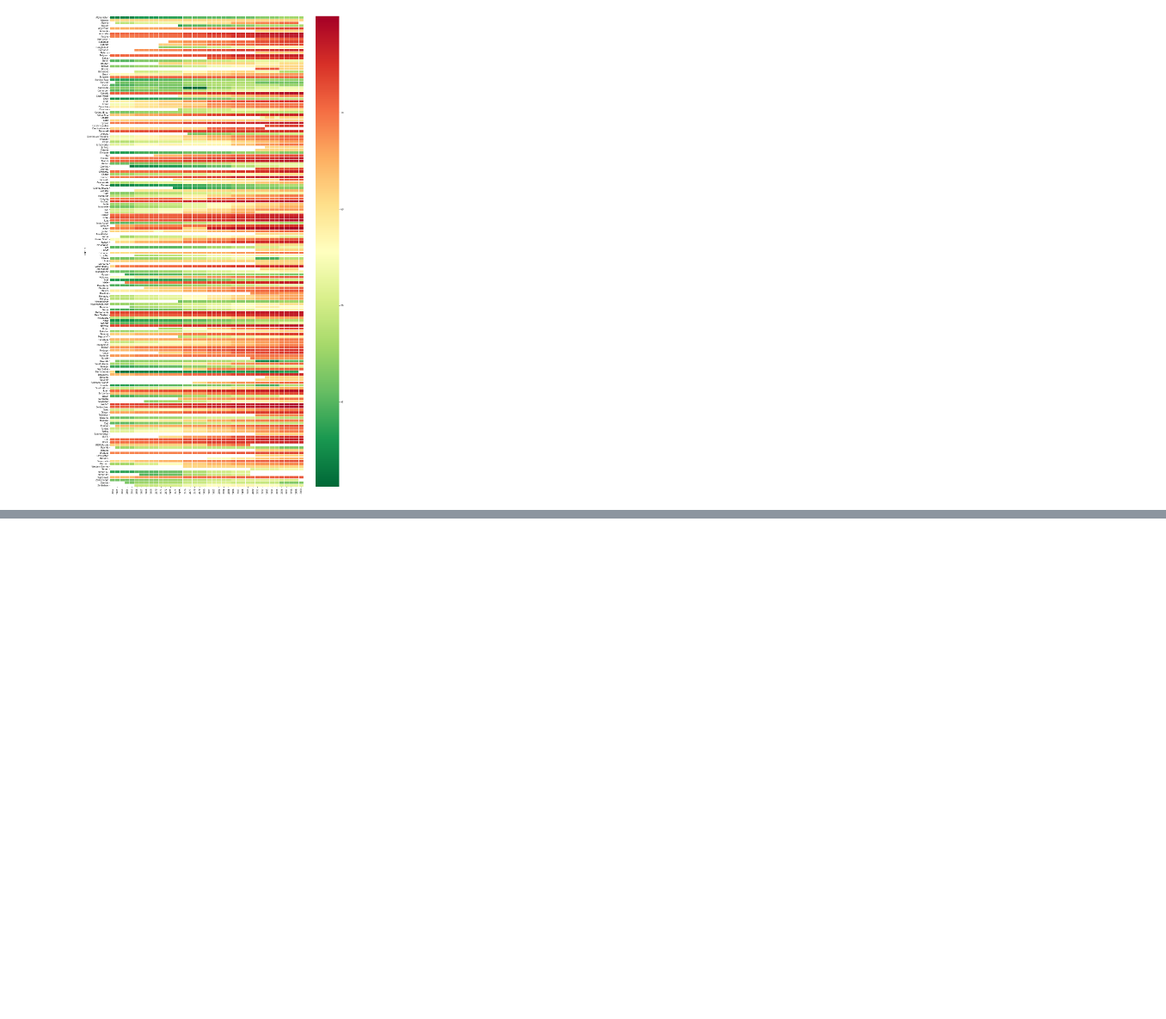
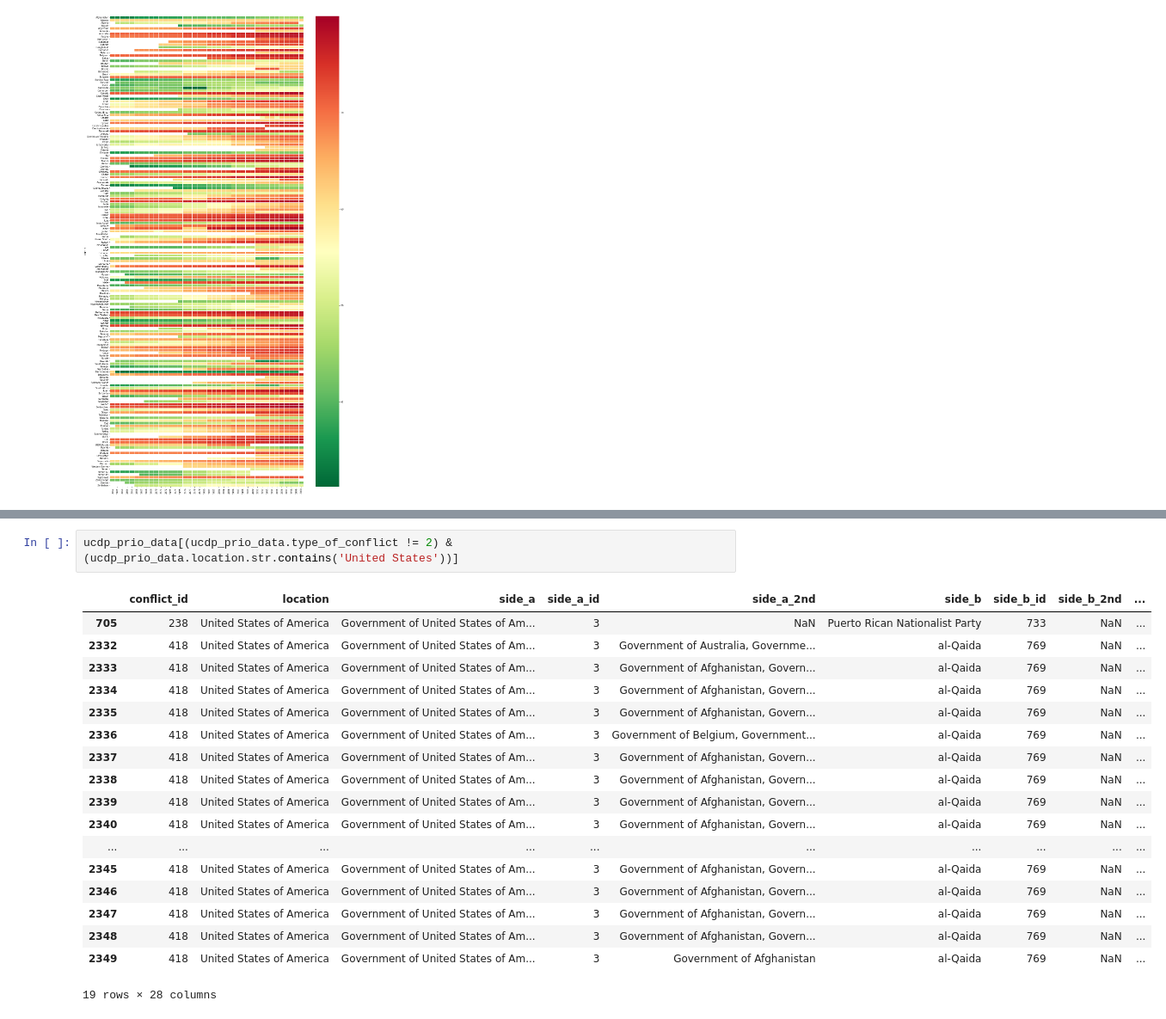
Before and after one commit to epfl-ada/ada-2020-project-milestone-p3-p3_limonada, a Jupyter notebook: creative_extension.ipynb, the cells around one changed output, grey strips where cells are left out. Shown at 86% size. Drawn from its saved outputs; the diff is of its cells as text; blank space fills up the shorter version.

```diff
--- a/creative_extension.ipynb
+++ b/creative_extension.ipynb
@@ -186,0 +284,21 @@ plt.show()
+# %%
+ucdp_prio_data[(ucdp_prio_data.type_of_conflict != 2) & (ucdp_prio_data.location.str.contains('United States'))]
+# %% [output]
+|  | conflict_id | location | side_a | side_a_id | side_a_2nd | side_b | side_b_id | side_b_2nd | ... |
+| 705 | 238 | United States of America | Government of United States of Am... | 3 | NaN | Puerto Rican Nationalist Party | 733 | NaN | ... |
+| 2332 | 418 | United States of America | Government of United States of Am... | 3 | Government of Australia, Governme... | al-Qaida | 769 | NaN | ... |
+| 2333 | 418 | United States of America | Government of United States of Am... | 3 | Government of Afghanistan, Govern... | al-Qaida | 769 | NaN | ... |
+| 2334 | 418 | United States of America | Government of United States of Am... | 3 | Government of Afghanistan, Govern... | al-Qaida | 769 | NaN | ... |
+| 2335 | 418 | United States of America | Government of United States of Am... | 3 | Government of Afghanistan, Govern... | al-Qaida | 769 | NaN | ... |
+| 2336 | 418 | United States of America | Government of United States of Am... | 3 | Government of Belgium, Government... | al-Qaida | 769 | NaN | ... |
+| 2337 | 418 | United States of America | Government of United States of Am... | 3 | Government of Afghanistan, Govern... | al-Qaida | 769 | NaN | ... |
+| 2338 | 418 | United States of America | Government of United States of Am... | 3 | Government of Afghanistan, Govern... | al-Qaida | 769 | NaN | ... |
+| 2339 | 418 | United States of America | Government of United States of Am... | 3 | Government of Afghanistan, Govern... | al-Qaida | 769 | NaN | ... |
+| 2340 | 418 | United States of America | Government of United States of Am... | 3 | Government of Afghanistan, Govern... | al-Qaida | 769 | NaN | ... |
+| ... | ... | ... | ... | ... | ... | ... | ... | ... | ... |
+| 2345 | 418 | United States of America | Government of United States of Am... | 3 | Government of Afghanistan, Govern... | al-Qaida | 769 | NaN | ... |
+| 2346 | 418 | United States of America | Government of United States of Am... | 3 | Government of Afghanistan, Govern... | al-Qaida | 769 | NaN | ... |
+| 2347 | 418 | United States of America | Government of United States of Am... | 3 | Government of Afghanistan, Govern... | al-Qaida | 769 | NaN | ... |
+| 2348 | 418 | United States of America | Government of United States of Am... | 3 | Government of Afghanistan, Govern... | al-Qaida | 769 | NaN | ... |
+| 2349 | 418 | United States of America | Government of United States of Am... | 3 | Government of Afghanistan | al-Qaida | 769 | NaN | ... |
+19 rows × 28 columns
```
Also changed, not shown: parts of 12 cells of this notebook.
